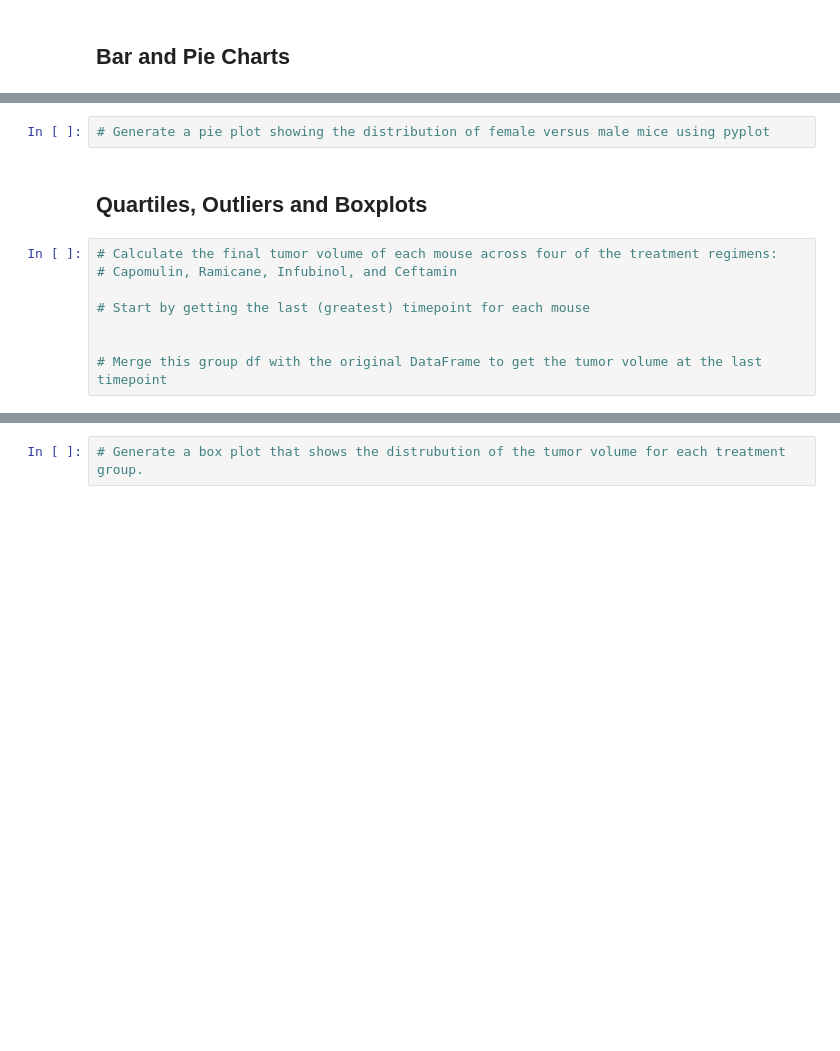
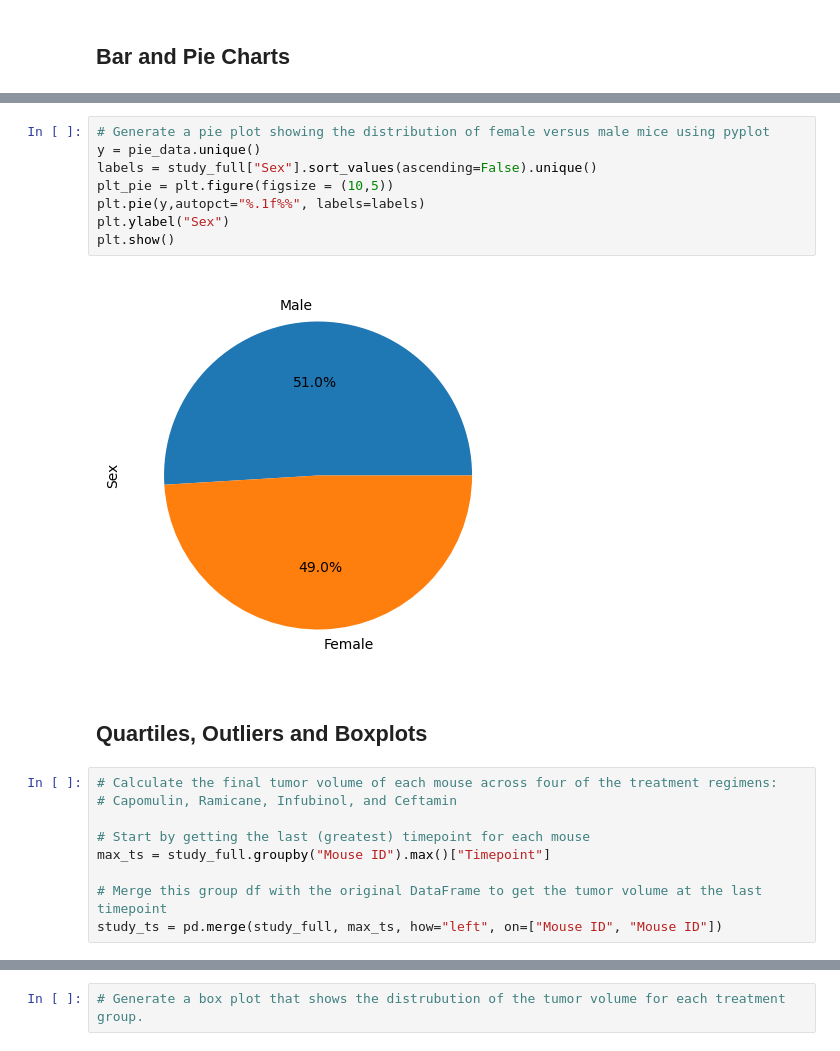
Before and after one commit to v4l3-v1ll4rr03l/pymaceuticals, a Jupyter notebook: pymaceuticals.ipynb, the cells around one changed output, grey strips where cells are left out. Cells and saved outputs as stored; diff of their text form; blank space fills up the shorter version.

```diff
--- a/pymaceuticals.ipynb
+++ b/pymaceuticals.ipynb
@@ -105,5 +167,13 @@ study_full["Mouse ID"].nunique()
 # %%
 # Generate a pie plot showing the distribution of female versus male mice using pyplot
+y = pie_data.unique()
+labels = study_full["Sex"].sort_values(ascending=False).unique()
+plt_pie = plt.figure(figsize = (10,5))
+plt.pie(y,autopct="%.1f%%", labels=labels)
+plt.ylabel("Sex")
+plt.show()
+# %% [output]
+[figure, added]
 # %% [markdown]
 ## Quartiles, Outliers and Boxplots
 # %%
@@ -111,8 +181,9 @@ study_full["Mouse ID"].nunique()
 # Capomulin, Ramicane, Infubinol, and Ceftamin
 
 # Start by getting the last (greatest) timepoint for each mouse
-
+max_ts = study_full.groupby("Mouse ID").max()["Timepoint"]
 
 # Merge this group df with the original DataFrame to get the tumor volume at the last timepoint
+study_ts = pd.merge(study_full, max_ts, how="left", on=["Mouse ID", "Mouse ID"])
 # %%
 # Put treatments into a list for for loop (and later for plot labels)
```
Also changed, not shown: parts of 12 cells of this notebook.
